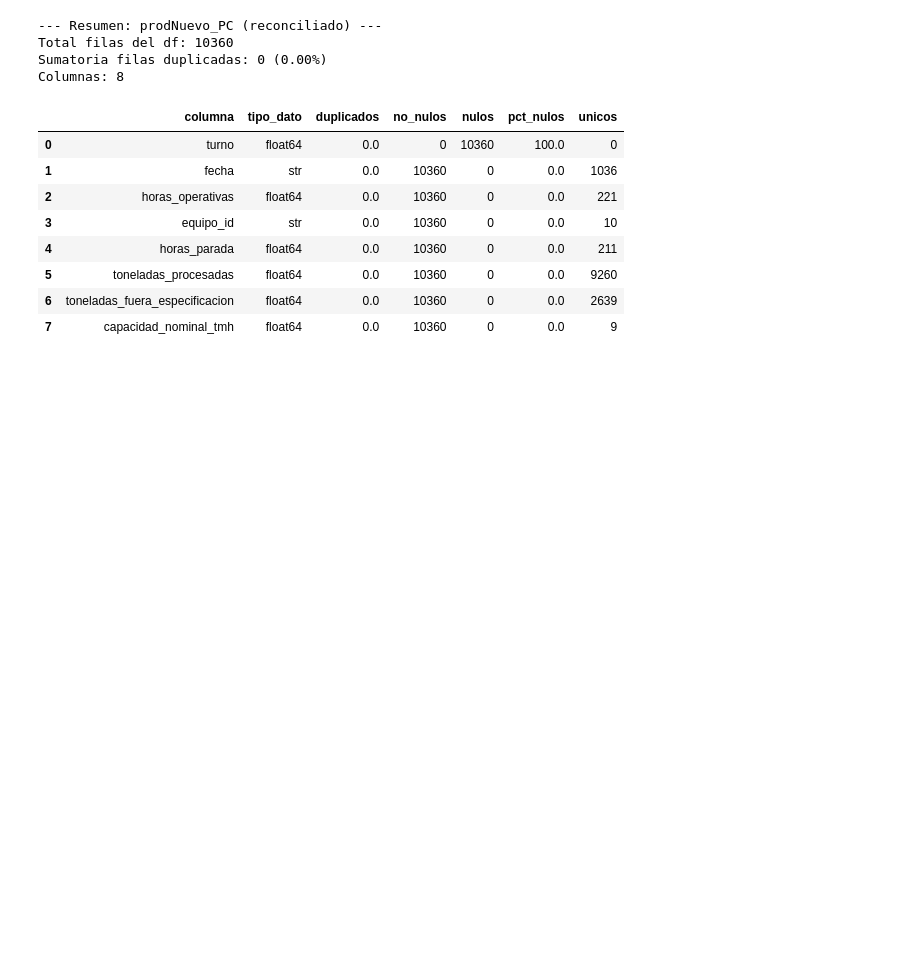
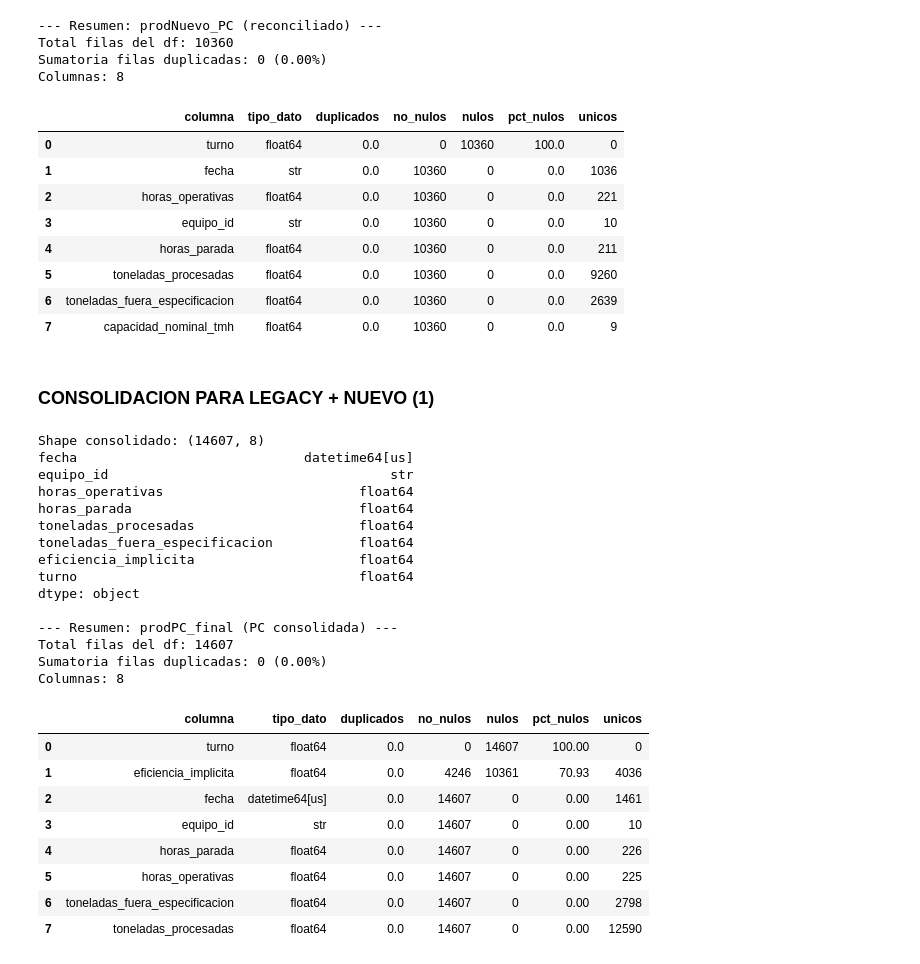
Before and after one commit to josue789a/Mineria-simulacion-v2, a Jupyter notebook: notebooks/Exploracion1.ipynb, the cells around one changed output. Cells and saved outputs as stored; diff of their text form; code cells hidden in the pictures; blank space fills up the shorter version.

Commit message:
CONSOLI14.DANDO LEGAXY

```diff
--- a/notebooks/Exploracion1.ipynb
+++ b/notebooks/Exploracion1.ipynb
@@ -2250,3 +2250,76 @@ Columnas: 8
 | 5 | toneladas_procesadas | float64 | 0.0 | 10360 | 0 | 0.0 | 9260 |
 | 6 | toneladas_fuera_especificacion | float64 | 0.0 | 10360 | 0 | 0.0 | 2639 |
 | 7 | capacidad_nominal_tmh | float64 | 0.0 | 10360 | 0 | 0.0 | 9 |
+# %% [markdown]
+### CONSOLIDACION PARA  LEGACY + NUEVO  (1)
+# %%
+# 1) Legacy -> renombrar al esquema de 'nuevo' (nuevo ganó como estándar: es el esquema con el que
+#    seguirá operando el sistema hacia adelante, y el que ya limpiamos sin necesidad de traducir nombres)
+prodLegacy_PC_final = prodLegacy_PC.rename(columns={
+    'Fecha': 'fecha',
+    'Cod_Equipo': 'equipo_id',
+    'Horas_Trab': 'horas_operativas',
+    'Horas_Parada': 'horas_parada',
+    'Ton_Producidas': 'toneladas_procesadas',
+    'Ton_Rechazo': 'toneladas_fuera_especificacion',
+})
+
+# 2) Dropear columnas que no pertenecen a la tabla final:
+#    - Cap_Nominal_TMH: es un atributo del EQUIPO, no del evento diario -> vive solo en dim_equipos,
+#      duplicarla aquí abriría la puerta a que se desincronice si el maestro cambia
+#    - Fecha_Carga: solo existía para desempatar duplicados de legacy (ya resuelto), no aporta
+#      nada al modelo analítico y quedaría 100% nula para las filas de 'nuevo'
+#    - anio_mes: columna auxiliar que se armó para un cálculo intermedio (categoría 10), no es parte del esquema final
+cols_a_dropear = [c for c in ['Cap_Nominal_TMH', 'Fecha_Carga', 'anio_mes'] if c in prodLegacy_PC_final.columns]
+prodLegacy_PC_final = prodLegacy_PC_final.drop(columns=cols_a_dropear)
+
+# 3) Legacy no tiene el concepto de 'turno' (nunca se capturó a ese nivel de detalle) -> se agrega
+#    como NaN para que ambas tablas compartan las mismas columnas antes del concat, igual convención
+#    que ya quedó en 'nuevo' después del colapso (turno=NaN significa "grano diario, no partido por turno")
+prodLegacy_PC_final['turno'] = np.nan
+
+# 4) Nuevo -> dropear capacidad_nominal_tmh por la misma razón del punto 2 (consistencia: ninguna
+#    de las dos tablas de origen debe traer un atributo que ya vive en dim_equipos)
+prodNuevo_PC_final = prodNuevo_PC.drop(columns=['capacidad_nominal_tmh'])
+
+# 5) Alinear dtype de 'fecha' entre ambas tablas antes de unirlas: legacy ya quedó como datetime
+#    (se convirtió en el trabajo de la categoría 12), pero 'nuevo' todavía es string -- si no se
+#    convierte acá, el concat mezclaría datetime y string en la misma columna (tipo 'object' mixto,
+#    rompe cualquier operación .dt posterior)
+prodNuevo_PC_final['fecha'] = pd.to_datetime(prodNuevo_PC_final['fecha'])
+
+# 6) Consolidar: pd.concat alinea por NOMBRE de columna (no por posición), así que el orden de las
+#    columnas en cada DataFrame de origen no importa -- lo que importa es que ambos tengan exactamente
+#    las mismas 7 columnas con el mismo nombre, que es justo lo que garantizaron los pasos 1-5
+prodPC_final = pd.concat([prodLegacy_PC_final, prodNuevo_PC_final], ignore_index=True)
+
+print("Shape consolidado:", prodPC_final.shape)
+print(prodPC_final.dtypes)
+
+# Verificación final de integridad de la tabla ya unificada -- antes de dar PC por cerrada
+display(reporte_calidad(prodPC_final, nombre_df='prodPC_final (PC consolidada)'))
+# %% [output]
+Shape consolidado: (14607, 8)
+fecha                             datetime64[us]
+equipo_id                                    str
+horas_operativas                         float64
+horas_parada                             float64
+toneladas_procesadas                     float64
+toneladas_fuera_especificacion           float64
+eficiencia_implicita                     float64
+turno                                    float64
+dtype: object
+
+--- Resumen: prodPC_final (PC consolidada) ---
+Total filas del df: 14607
+Sumatoria filas duplicadas: 0 (0.00%)
+Columnas: 8
+|  | columna | tipo_dato | duplicados | no_nulos | nulos | pct_nulos | unicos |
+| 0 | turno | float64 | 0.0 | 0 | 14607 | 100.00 | 0 |
+| 1 | eficiencia_implicita | float64 | 0.0 | 4246 | 10361 | 70.93 | 4036 |
+| 2 | fecha | datetime64[us] | 0.0 | 14607 | 0 | 0.00 | 1461 |
+| 3 | equipo_id | str | 0.0 | 14607 | 0 | 0.00 | 10 |
+| 4 | horas_parada | float64 | 0.0 | 14607 | 0 | 0.00 | 226 |
+| 5 | horas_operativas | float64 | 0.0 | 14607 | 0 | 0.00 | 225 |
+| 6 | toneladas_fuera_especificacion | float64 | 0.0 | 14607 | 0 | 0.00 | 2798 |
+| 7 | toneladas_procesadas | float64 | 0.0 | 14607 | 0 | 0.00 | 12590 |
```
Also changed, not shown: parts of 2 cells of this notebook.
